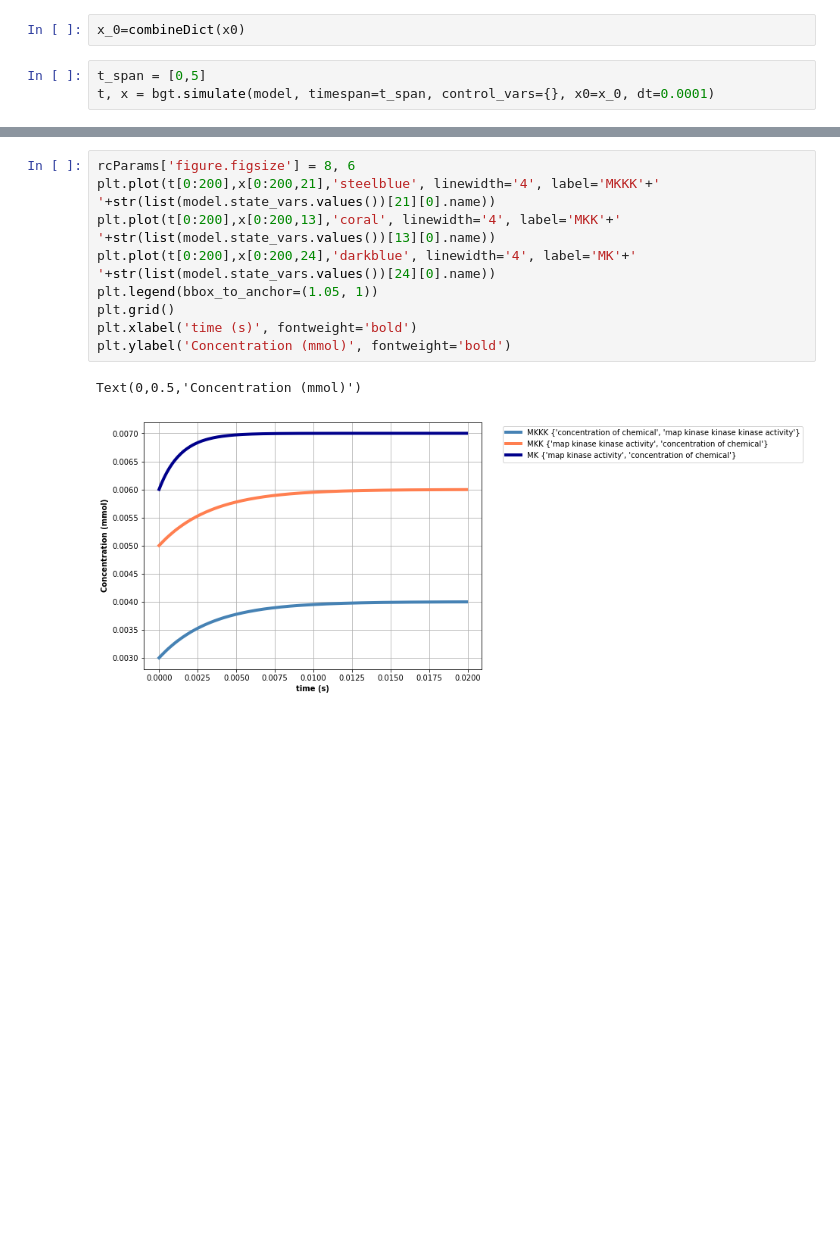
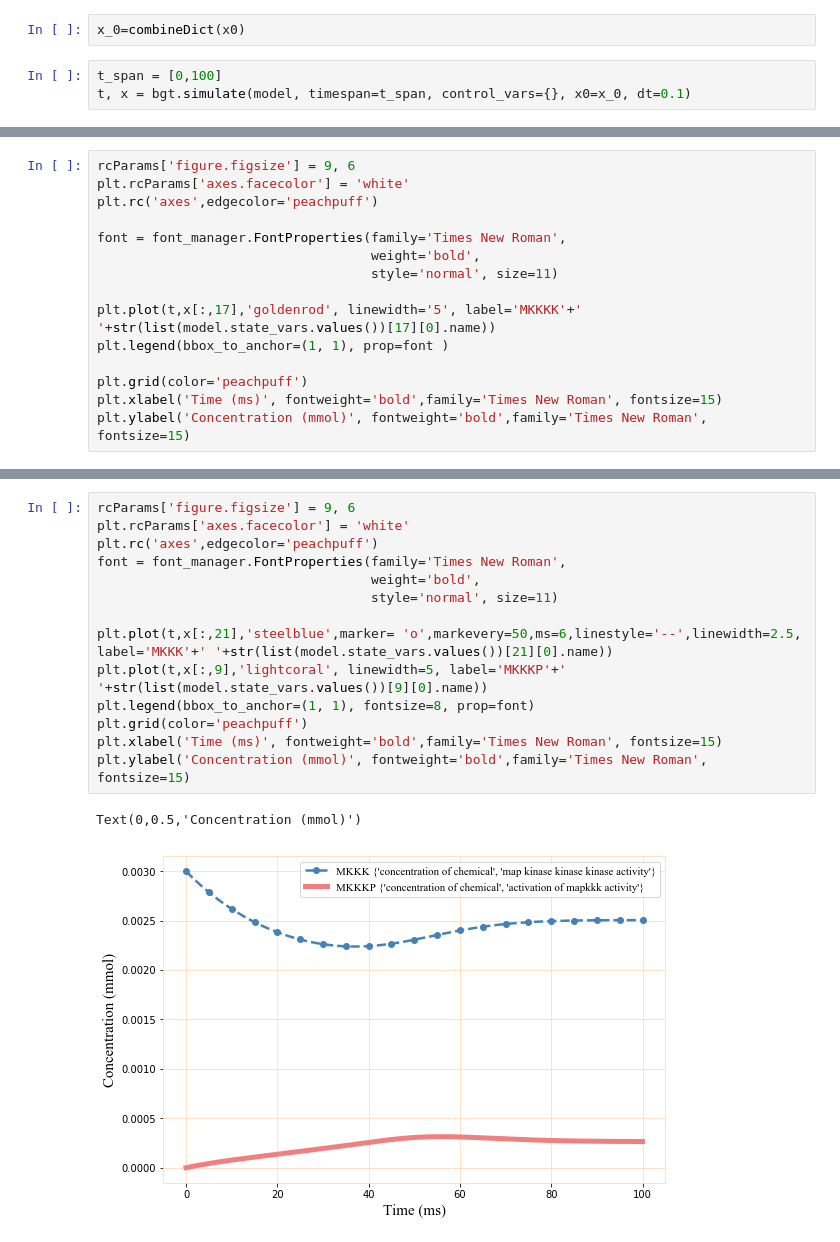
Before and after one commit to Niloofar-Sh/AnnotationBased_modelIntegration, a Jupyter notebook: Phosphorylation_Git/Phosphorylation-5Loops.ipynb, the cells around one changed output, grey strips where cells are left out. Saved outputs shown, nothing was run; the diff lists cells and outputs as text; blank space fills up the shorter version.

```diff
--- a/Phosphorylation_Git/Phosphorylation-5Loops.ipynb
+++ b/Phosphorylation_Git/Phosphorylation-5Loops.ipynb
@@ -814,5 +798,5 @@ def combineDict(dicts):
 # %%
 x_0=combineDict(x0)
 # %%
-t_span = [0,5]
-t, x = bgt.simulate(model, timespan=t_span, control_vars={}, x0=x_0, dt=0.0001)
+t_span = [0,100]
+t, x = bgt.simulate(model, timespan=t_span, control_vars={}, x0=x_0, dt=0.1)
@@ -818,0 +805,15 @@ t, x = bgt.simulate(model, timespan=t_span, control_vars={}, x0=x_0, dt=0.0001)
+# %%
+rcParams['figure.figsize'] = 9, 6
+plt.rcParams['axes.facecolor'] = 'white'
+plt.rc('axes',edgecolor='peachpuff')
+
+font = font_manager.FontProperties(family='Times New Roman',
+                                   weight='bold',
+                                   style='normal', size=11)
+
+plt.plot(t,x[:,17],'goldenrod', linewidth='5', label='MKKKK'+' '+str(list(model.state_vars.values())[17][0].name))
+plt.legend(bbox_to_anchor=(1, 1), prop=font )
+
+plt.grid(color='peachpuff')
+plt.xlabel('Time (ms)', fontweight='bold',family='Times New Roman', fontsize=15)
+plt.ylabel('Concentration (mmol)', fontweight='bold',family='Times New Roman', fontsize=15)
@@ -819,12 +823,17 @@ t, x = bgt.simulate(model, timespan=t_span, control_vars={}, x0=x_0, dt=0.0001)
 # %%
-rcParams['figure.figsize'] = 8, 6
-plt.plot(t[0:200],x[0:200,21],'steelblue', linewidth='4', label='MKKK'+' '+str(list(model.state_vars.values())[21][0].name))
-plt.plot(t[0:200],x[0:200,13],'coral', linewidth='4', label='MKK'+' '+str(list(model.state_vars.values())[13][0].name))
-plt.plot(t[0:200],x[0:200,24],'darkblue', linewidth='4', label='MK'+' '+str(list(model.state_vars.values())[24][0].name))
-plt.legend(bbox_to_anchor=(1.05, 1))
-plt.grid()
-plt.xlabel('time (s)', fontweight='bold')
-plt.ylabel('Concentration (mmol)', fontweight='bold')
+rcParams['figure.figsize'] = 9, 6
+plt.rcParams['axes.facecolor'] = 'white'
+plt.rc('axes',edgecolor='peachpuff')
+font = font_manager.FontProperties(family='Times New Roman',
+                                   weight='bold',
+                                   style='normal', size=11)
+
+plt.plot(t,x[:,21],'steelblue',marker= 'o',markevery=50,ms=6,linestyle='--',linewidth=2.5, label='MKKK'+' '+str(list(model.state_vars.values())[21][0].name))
+plt.plot(t,x[:,9],'lightcoral', linewidth=5, label='MKKKP'+' '+str(list(model.state_vars.values())[9][0].name))
+plt.legend(bbox_to_anchor=(1, 1), fontsize=8, prop=font)
+plt.grid(color='peachpuff')
+plt.xlabel('Time (ms)', fontweight='bold',family='Times New Roman', fontsize=15)
+plt.ylabel('Concentration (mmol)', fontweight='bold',family='Times New Roman', fontsize=15)
 # %% [output]
 Text(0,0.5,'Concentration (mmol)')
-[figure, old version]
+[figure, new version]
```
Also changed, not shown: parts of 8 cells of this notebook, 5 other files.
